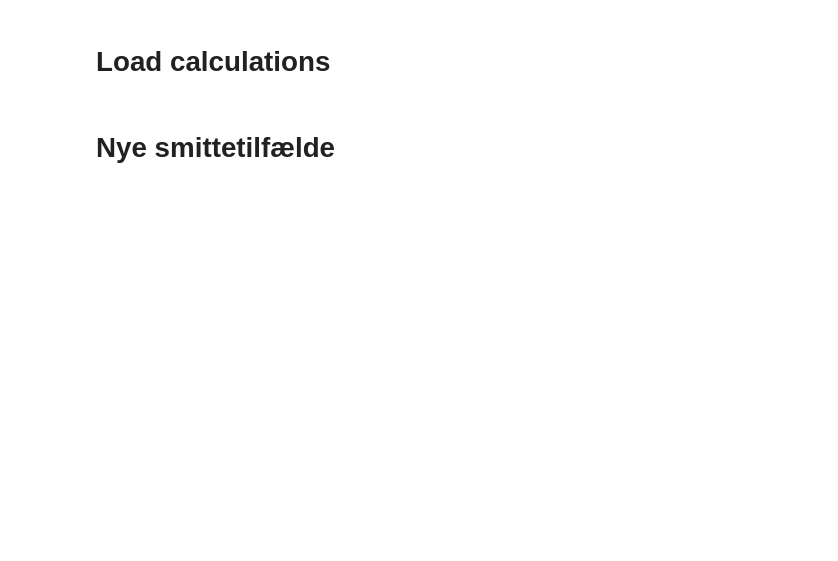
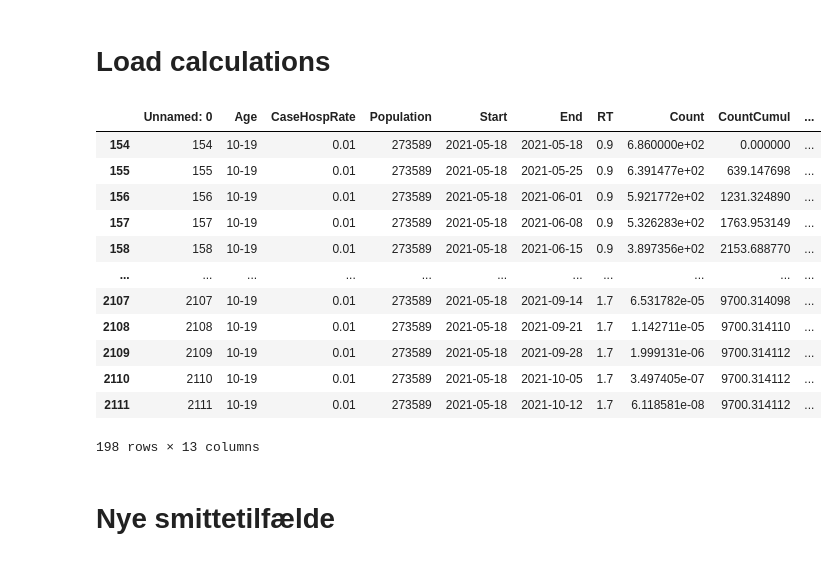
Before and after one commit to PandemiXcenter/PandemiX, a Jupyter notebook: DanskeData/bokeh/RT_fremskrivning_interaktiv.ipynb, the cells around one changed output. Saved outputs shown, nothing was run; the diff lists cells and outputs as text; code cells hidden in the pictures; blank space fills up the shorter version.

```diff
--- a/DanskeData/bokeh/RT_fremskrivning_interaktiv.ipynb
+++ b/DanskeData/bokeh/RT_fremskrivning_interaktiv.ipynb
@@ -116,6 +158,22 @@ curdf = df[df.vacc1 == 0.75]
 def cmaptohex(tup):
     (r,g,b,a) = tup
     return "#{:02x}{:02x}{:02x}".format(int(r*255),int(g*255),int(b*255))
+# %%
+curdf[curdf.Age == '10-19']
+# %% [output]
+|  | Unnamed: 0 | Age | CaseHospRate | Population | Start | End | RT | Count | CountCumul | ... |
+| 154 | 154 | 10-19 | 0.01 | 273589 | 2021-05-18 | 2021-05-18 | 0.9 | 6.860000e+02 | 0.000000 | ... |
+| 155 | 155 | 10-19 | 0.01 | 273589 | 2021-05-18 | 2021-05-25 | 0.9 | 6.391477e+02 | 639.147698 | ... |
+| 156 | 156 | 10-19 | 0.01 | 273589 | 2021-05-18 | 2021-06-01 | 0.9 | 5.921772e+02 | 1231.324890 | ... |
+| 157 | 157 | 10-19 | 0.01 | 273589 | 2021-05-18 | 2021-06-08 | 0.9 | 5.326283e+02 | 1763.953149 | ... |
+| 158 | 158 | 10-19 | 0.01 | 273589 | 2021-05-18 | 2021-06-15 | 0.9 | 3.897356e+02 | 2153.688770 | ... |
+| ... | ... | ... | ... | ... | ... | ... | ... | ... | ... | ... |
+| 2107 | 2107 | 10-19 | 0.01 | 273589 | 2021-05-18 | 2021-09-14 | 1.7 | 6.531782e-05 | 9700.314098 | ... |
+| 2108 | 2108 | 10-19 | 0.01 | 273589 | 2021-05-18 | 2021-09-21 | 1.7 | 1.142711e-05 | 9700.314110 | ... |
+| 2109 | 2109 | 10-19 | 0.01 | 273589 | 2021-05-18 | 2021-09-28 | 1.7 | 1.999131e-06 | 9700.314112 | ... |
+| 2110 | 2110 | 10-19 | 0.01 | 273589 | 2021-05-18 | 2021-10-05 | 1.7 | 3.497405e-07 | 9700.314112 | ... |
+| 2111 | 2111 | 10-19 | 0.01 | 273589 | 2021-05-18 | 2021-10-12 | 1.7 | 6.118581e-08 | 9700.314112 | ... |
+198 rows × 13 columns
 # %% [markdown]
 # Nye smittetilfælde
 # %%
```
Also changed, not shown: parts of 6 cells of this notebook, 2 other files.
